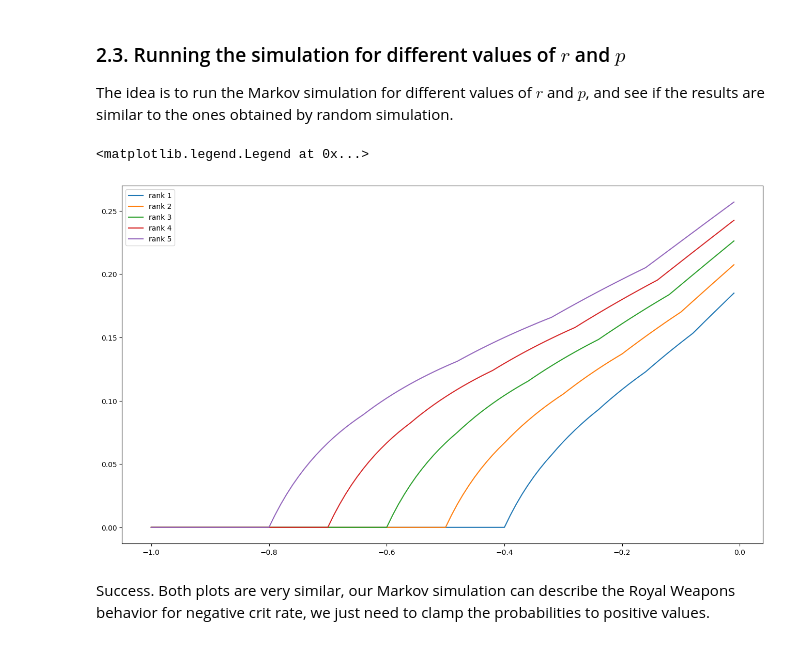
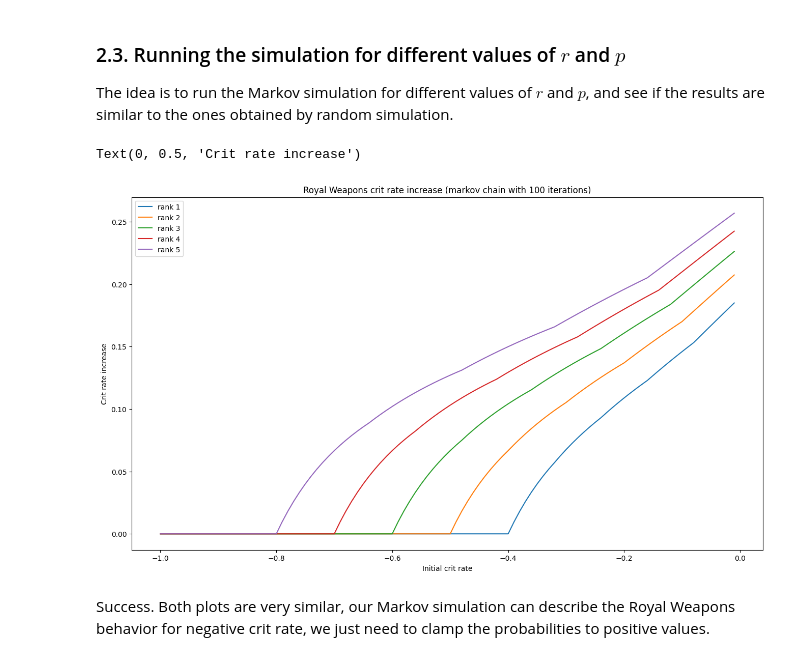
Before and after one commit to NiuWeb/genshin-damage-calc, a Jupyter notebook: notebooks/royal-weapons/royal-negative.ipynb, the cells around one changed output. Drawn from its saved outputs; the diff is of its cells as text; code cells hidden in the pictures.

```diff
--- a/notebooks/royal-weapons/royal-negative.ipynb
+++ b/notebooks/royal-weapons/royal-negative.ipynb
@@ -137,11 +141,15 @@ for rank in range(1, 6):
 # %%
 fig, ax = plt.subplots(figsize=(16, 9))
 for label in results:
     ax.plot(domain, results[label], label=label)
 ax.legend()
+
+ax.set_title("Royal Weapons crit rate increase (markov chain with 100 iterations)")
+ax.set_xlabel("Initial crit rate")
+ax.set_ylabel("Crit rate increase")
 # %% [output]
-<matplotlib.legend.Legend at 0x...>
+Text(0, 0.5, 'Crit rate increase')
-[figure, old version]
+[figure, new version]
 # %% [markdown]
 Success. Both plots are very similar, our Markov simulation can
 describe the Royal Weapons behavior for negative crit rate, we
```
Also changed, not shown: parts of 4 cells of this notebook, 1 other file.
